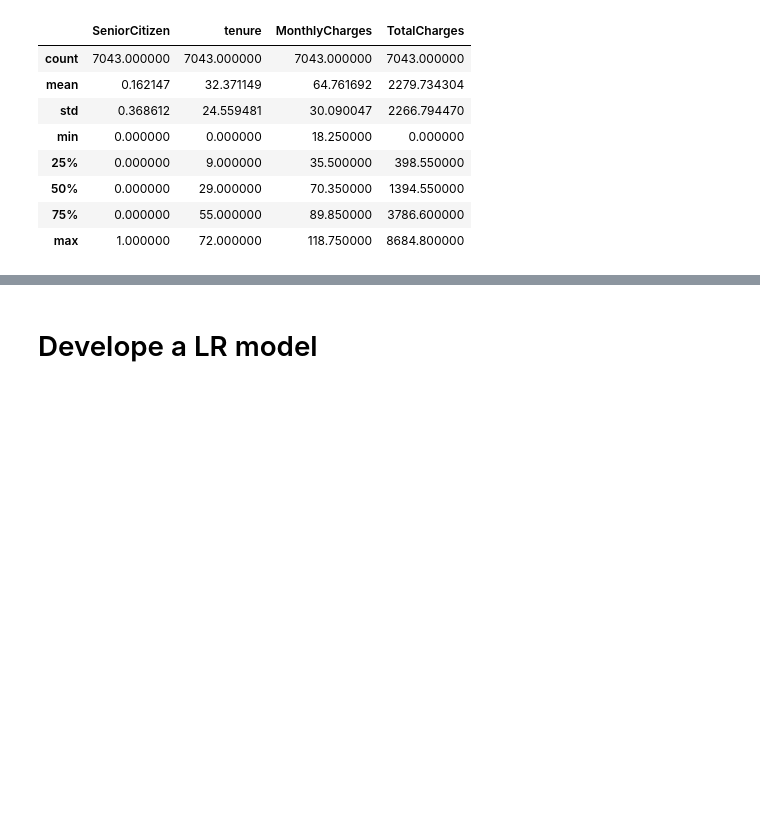
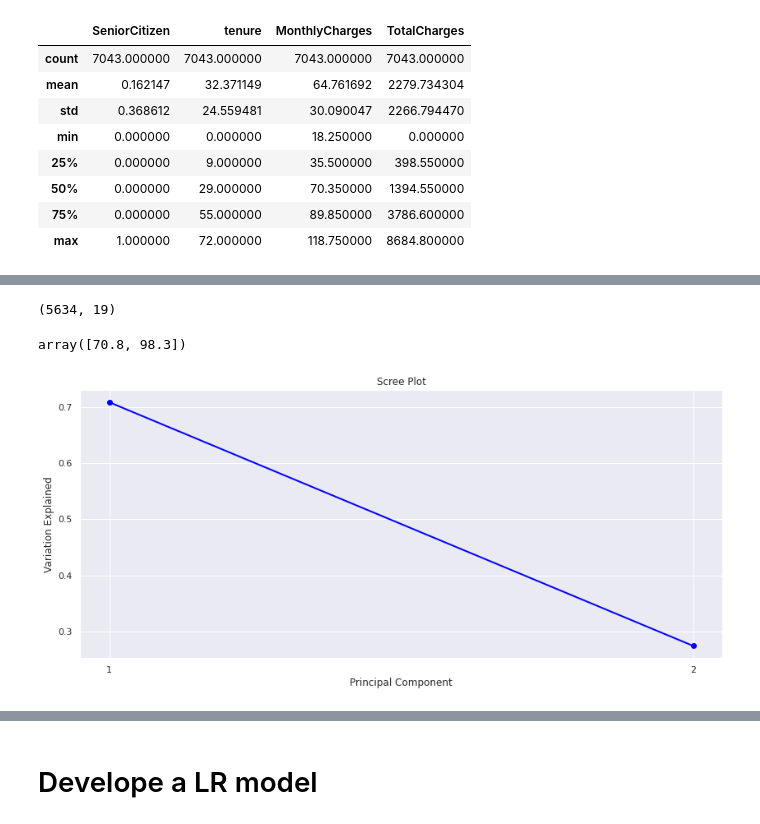
Before and after one commit to ashrafalaghbari/customer_churn_prediction, a Jupyter notebook: customer_churn_prediction.ipynb, the cells around one changed output, grey strips where cells are left out. Cells and saved outputs as stored; diff of their text form; code cells hidden in the pictures; blank space fills up the shorter version.

```diff
--- a/customer_churn_prediction.ipynb
+++ b/customer_churn_prediction.ipynb
@@ -123,0 +131,9 @@ df = pd.get_dummies(df, drop_first=True)
+# %%
+from sklearn.model_selection import train_test_split, GridSearchCV
+
+predictors = df.drop(['Churn'], axis=1)
+target = df['Churn']
+# split data into 80% training and 20% test sets
+X_train, X_test, y_train, y_test = train_test_split(predictors, target, test_size=0.2, random_state=42)
+print(f'Training set: {X_train.shape} shape')
+print(f'Test set: {X_test.shape} shape')
@@ -135,0 +269,24 @@ Test set: (1409, 30) shape
+# %%
+X_train.shape
+# %% [output]
+(5634, 19)
+# %%
+from sklearn.decomposition import PCA
+pca = PCA(2)
+X_reduced = pca.fit_transform(X_train[num_features.columns])
+## Amount of variance explained by adding each consecutive principal component:
+np.cumsum(np.round(pca.explained_variance_ratio_, decimals=3)*100)
+# %% [output]
+array([70.8, 98.3])
+# %%
+
+
+PC_values = np.arange(pca.n_components_) + 1
+plt.plot(PC_values, pca.explained_variance_ratio_, 'o-', linewidth=2, color='blue')
+plt.xticks(np.arange(min(PC_values), max(PC_values)+1, 1.0))
+plt.title('Scree Plot')
+plt.xlabel('Principal Component')
+plt.ylabel('Variation Explained')
+plt.show()
+# %% [output]
+[figure, added]
```
Also changed, not shown: parts of 56 cells of this notebook.
